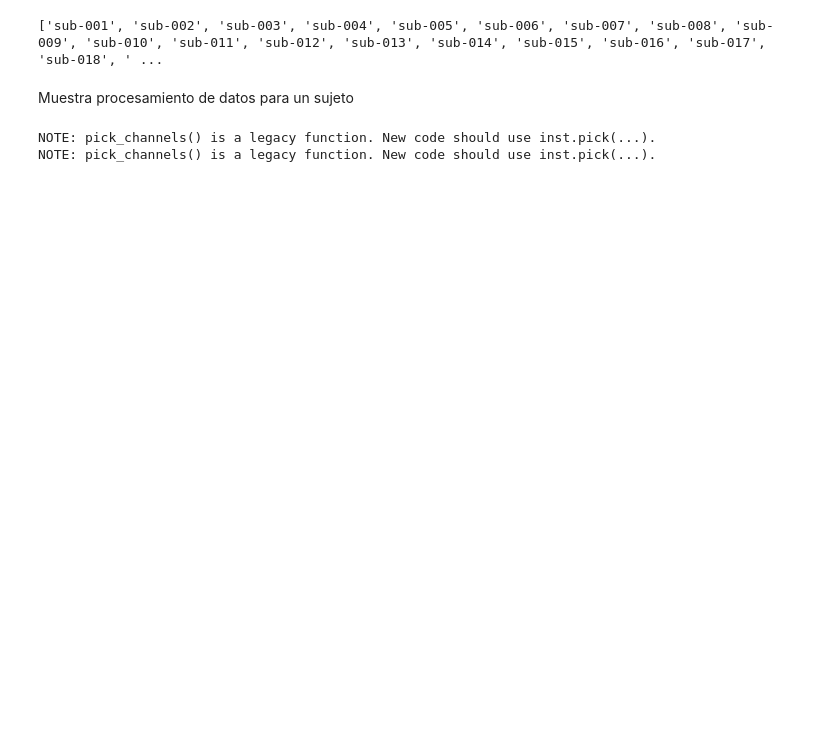
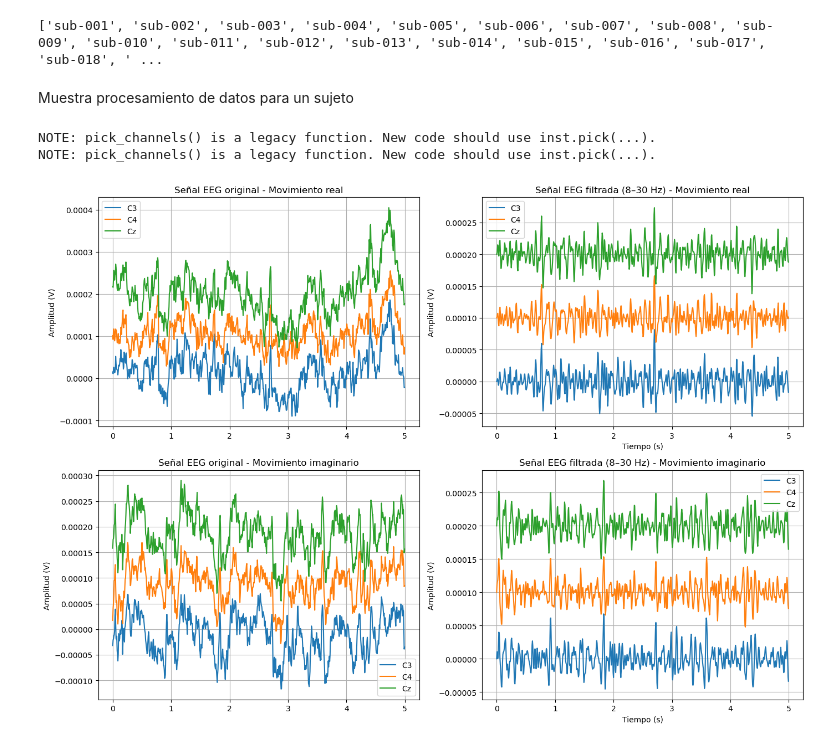
Before and after one commit to Isa21bella09/Proyecto-1---Biose-ales---Procesamiento-EEG, a Jupyter notebook: Proyecto 1 - Bioseñales.ipynb, the cells around one changed output. Saved outputs shown, nothing was run; the diff lists cells and outputs as text; code cells hidden in the pictures; blank space fills up the shorter version.

Commit message:
Gráfica señales reales vs filtradas

```diff
--- a/Proyecto 1 - Bioseñales.ipynb
+++ b/Proyecto 1 - Bioseñales.ipynb
@@ -70,3 +70,72 @@ raw_imag_filt = raw_imag.copy().filter(8., 30., fir_window='hamming', verbose=Fa
 # %% [output]
 NOTE: pick_channels() is a legacy function. New code should use inst.pick(...).
 NOTE: pick_channels() is a legacy function. New code should use inst.pick(...).
+# %%
+# Visualización del efecto de los filtros
+
+inicio = 0
+duracion = 5  # segundos
+
+sfreq = raw.info['sfreq']
+ini = int(inicio * sfreq)
+fin = int((inicio + duracion) * sfreq)
+
+times = raw.times[ini:fin]
+
+# A. Señal movimiento real
+real_orig = raw_real_original.get_data()[:, ini:fin]
+real_filt = raw_real_filt.get_data()[:, ini:fin]
+
+# B. Señal movimiento imaginación
+img_orig = raw_imag_original.get_data()[:, ini:fin]
+img_filt = raw_imag_filt.get_data()[:, ini:fin]
+
+# Offset para separar canales visualmente
+offset = 1e-4
+
+# Gráficas
+plt.figure(figsize=(14,10))
+
+# A. Señal movimiento real
+
+# Original
+plt.subplot(2,2,1)
+for i, ch in enumerate(['C3', 'C4', 'Cz']):
+    plt.plot(times, real_orig[i] + i*offset, label=ch)
+plt.title("Señal EEG original - Movimiento real")
+plt.ylabel("Amplitud (V)")
+plt.grid()
+plt.legend()
+
+# Filtrada
+plt.subplot(2,2,2)
+for i, ch in enumerate(['C3', 'C4', 'Cz']):
+    plt.plot(times, real_filt[i] + i*offset, label=ch)
+plt.title("Señal EEG filtrada (8–30 Hz) - Movimiento real")
+plt.xlabel("Tiempo (s)")
+plt.ylabel("Amplitud (V)")
+plt.grid()
+plt.legend()
+
+plt.subplot(2,2,3)
+for i, ch in enumerate(['C3', 'C4', 'Cz']):
+    plt.plot(times, img_orig[i] + i*offset, label=ch)
+plt.title("Señal EEG original - Movimiento imaginario")
+plt.ylabel("Amplitud (V)")
+plt.grid()
+plt.legend()
+
+# FILTRADA
+plt.subplot(2,2,4)
+for i, ch in enumerate(['C3', 'C4', 'Cz']):
+    plt.plot(times, img_filt[i] + i*offset, label=ch)
+plt.title("Señal EEG filtrada (8–30 Hz) - Movimiento imaginario")
+plt.xlabel("Tiempo (s)")
+plt.ylabel("Amplitud (V)")
+plt.grid()
+plt.legend()
+
+plt.tight_layout()
+plt.show()
+# %% [output]
+[figure, added]
```
